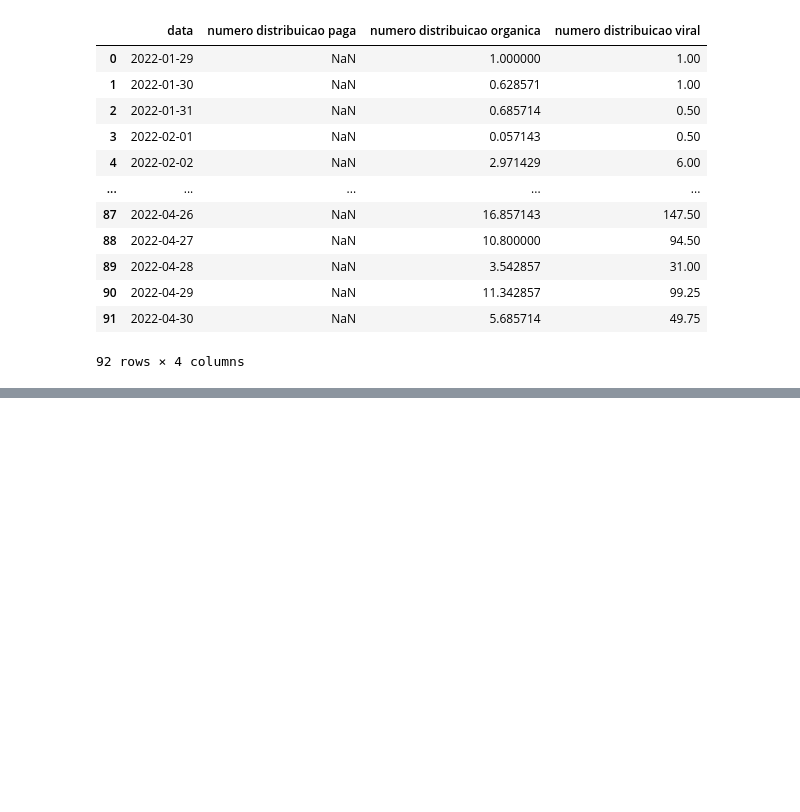
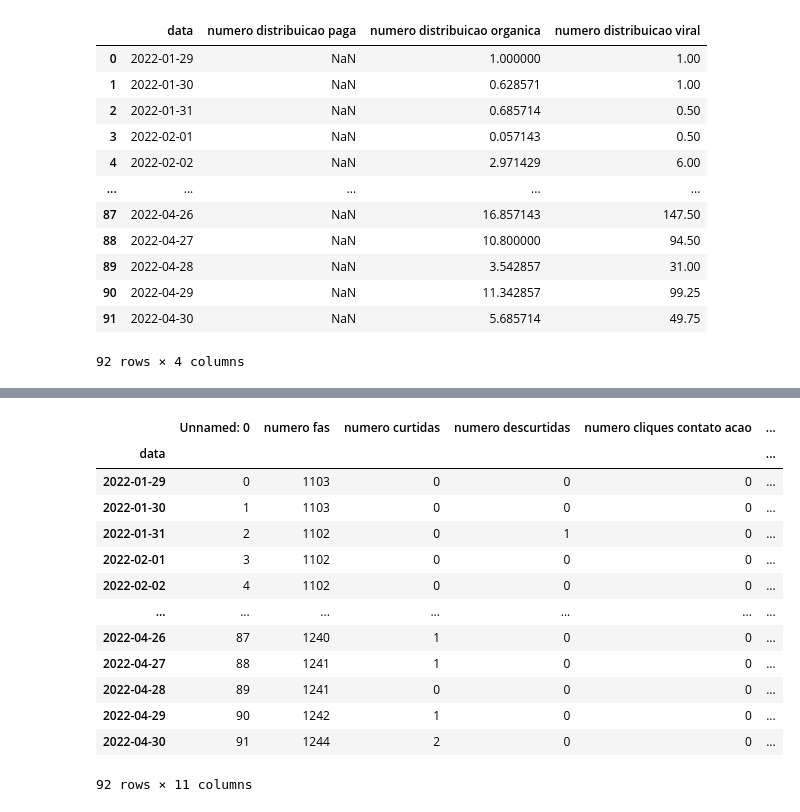
Before and after one commit to jmcava/Curso-PHP-Laravel-Completo-E-Total, a Jupyter notebook: projeto_IL_final_extracao_e_mineracao_dos_dados_facebook.ipynb, the cells around one changed output, grey strips where cells are left out. Cells and saved outputs as stored; diff of their text form; code cells hidden in the pictures; blank space fills up the shorter version.

```diff
--- a/projeto_IL_final_extracao_e_mineracao_dos_dados_facebook.ipynb
+++ b/projeto_IL_final_extracao_e_mineracao_dos_dados_facebook.ipynb
@@ -1524,0 +1567,20 @@ grafico.show()
+# %%
+import datetime
+dateparse = lambda dates: datetime.datetime.strptime(dates, '%Y-%m-%d')
+dataframe_facebook = pd.read_csv('/content/dataframe_facebook.csv', parse_dates=['data'], index_col = 'data', date_parser = dateparse)
+dataframe_facebook
+# %% [output]
+|  | Unnamed: 0 | numero fas | numero curtidas | numero descurtidas | numero cliques contato acao | ... |
+| data |  |  |  |  |  | ... |
+| 2022-01-29 | 0 | 1103 | 0 | 0 | 0 | ... |
+| 2022-01-30 | 1 | 1103 | 0 | 0 | 0 | ... |
+| 2022-01-31 | 2 | 1102 | 0 | 1 | 0 | ... |
+| 2022-02-01 | 3 | 1102 | 0 | 0 | 0 | ... |
+| 2022-02-02 | 4 | 1102 | 0 | 0 | 0 | ... |
+| ... | ... | ... | ... | ... | ... | ... |
+| 2022-04-26 | 87 | 1240 | 1 | 0 | 0 | ... |
+| 2022-04-27 | 88 | 1241 | 1 | 0 | 0 | ... |
+| 2022-04-28 | 89 | 1241 | 0 | 0 | 0 | ... |
+| 2022-04-29 | 90 | 1242 | 1 | 0 | 0 | ... |
+| 2022-04-30 | 91 | 1244 | 2 | 0 | 0 | ... |
+92 rows × 11 columns
```
Also changed, not shown: parts of 33 cells of this notebook.
